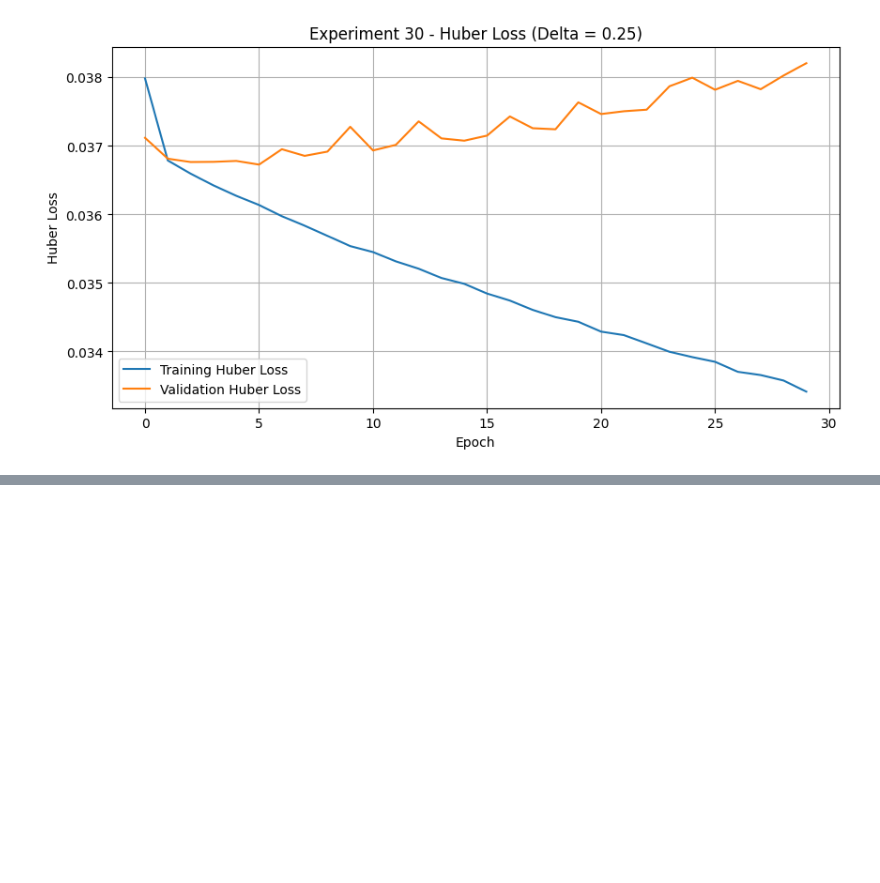
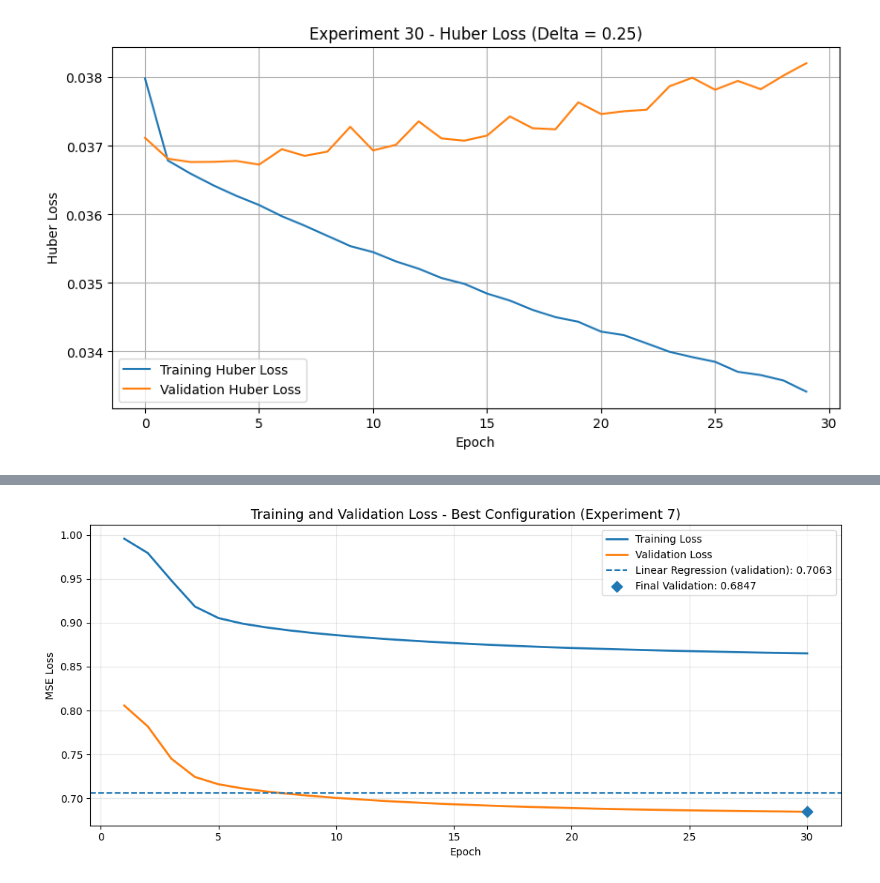
Before and after one commit to snkhader22/Deep-Learning-Project, a Jupyter notebook: DL2.final_result.ipynb, the cells around one changed output, grey strips where cells are left out. Drawn from its saved outputs; the diff is of its cells as text; code cells hidden in the pictures; blank space fills up the shorter version.

```diff
--- a/DL2.final_result.ipynb
+++ b/DL2.final_result.ipynb
@@ -6152,0 +6421,83 @@ test MSE: 5084848640.0
+# %%
+
+# ==========================================
+# FINAL LOSS CURVE - BEST CONFIGURATION
+# ==========================================
+
+import matplotlib.pyplot as plt
+import numpy as np
+
+# Use the best experiment (Experiment 7)
+best_train_losses = exp7_train_losses
+best_val_losses = exp7_val_losses
+
+# Linear Regression validation loss
+linear_reference = linear_val_losses[-1]
+
+# Epoch numbers
+epochs = range(1, len(best_train_losses) + 1)
+
+# Create figure
+plt.figure(figsize=(11, 5))
+
+# Plot training loss
+plt.plot(
+    epochs,
+    best_train_losses,
+    label="Training Loss",
+    linewidth=2
+)
+
+# Plot validation loss
+plt.plot(
+    epochs,
+    best_val_losses,
+    label="Validation Loss",
+    linewidth=2
+)
+
+# Linear Regression reference line
+plt.axhline(
+    y=linear_reference,
+    linestyle="--",
+    linewidth=1.5,
+    label=f"Linear Regression (validation): {linear_reference:.4f}"
+)
+
+# Mark final validation loss
+plt.scatter(
+    len(best_val_losses),
+    best_val_losses[-1],
+    marker="D",
+    s=55,
+    label=f"Final Validation: {best_val_losses[-1]:.4f}",
+    zorder=5
+)
+
+# Titles and labels
+plt.title(
+    "Training and Validation Loss - Best Configuration (Experiment 7)",
+    fontsize=13
+)
+
+plt.xlabel("Epoch")
+plt.ylabel("MSE Loss")
+
+# Legend and grid
+plt.legend()
+plt.grid(True, alpha=0.3)
+
+plt.xticks(np.arange(0, 31, 5))
+
+plt.tight_layout()
+plt.show()
+
+# Print final results
+print("BEST CONFIGURATION: EXPERIMENT 7")
+print("--------------------------------")
+print(f"Final Training Loss: {best_train_losses[-1]:.4f}")
+print(f"Final Validation Loss: {best_val_losses[-1]:.4f}")
+print(f"Linear Regression Reference: {linear_reference:.4f}")
+print(f"Validation MSE (original scale): {exp7_val_mse:,.2f}")
+# %% [output]
+[figure, added]
```
Also changed, not shown: parts of 4 cells of this notebook.
